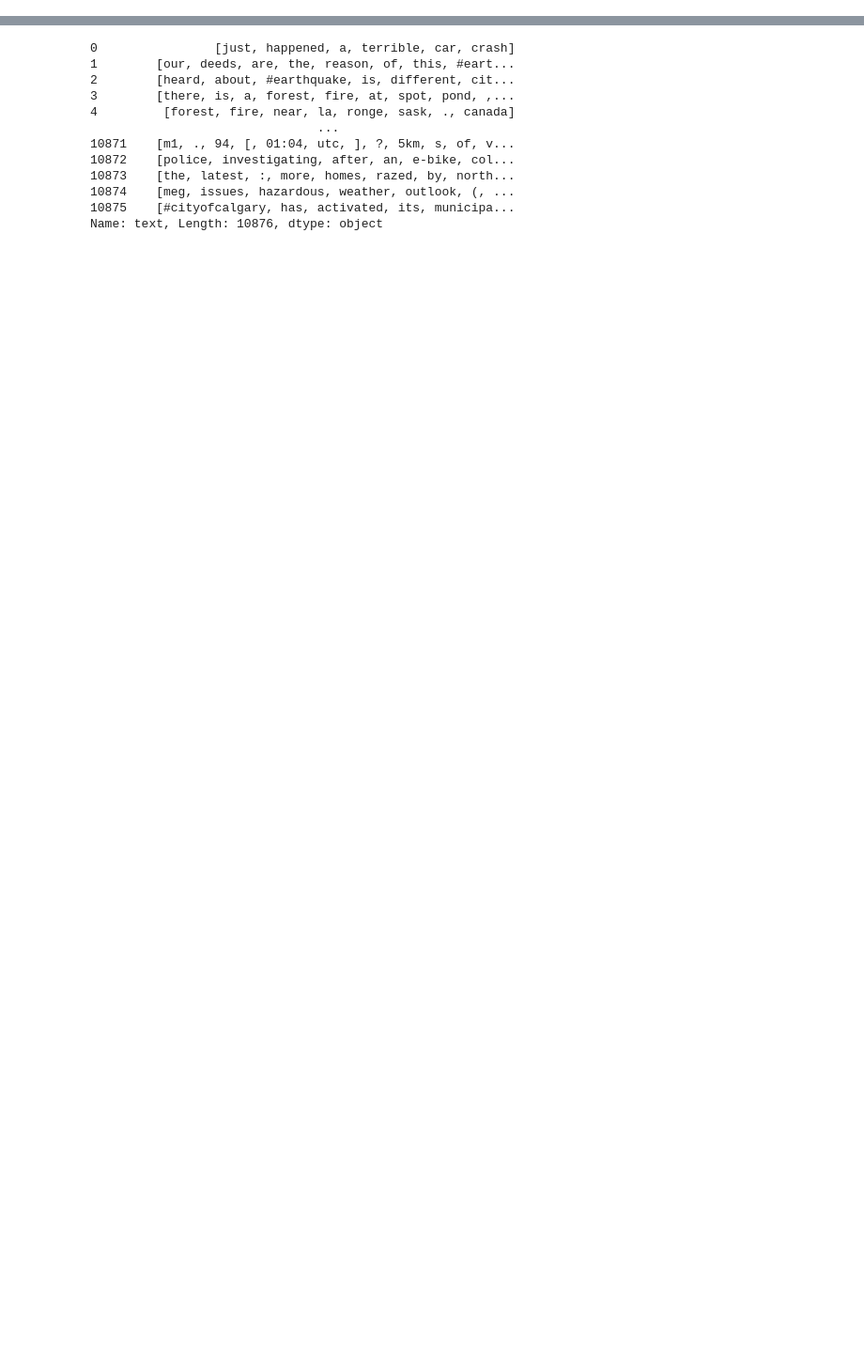
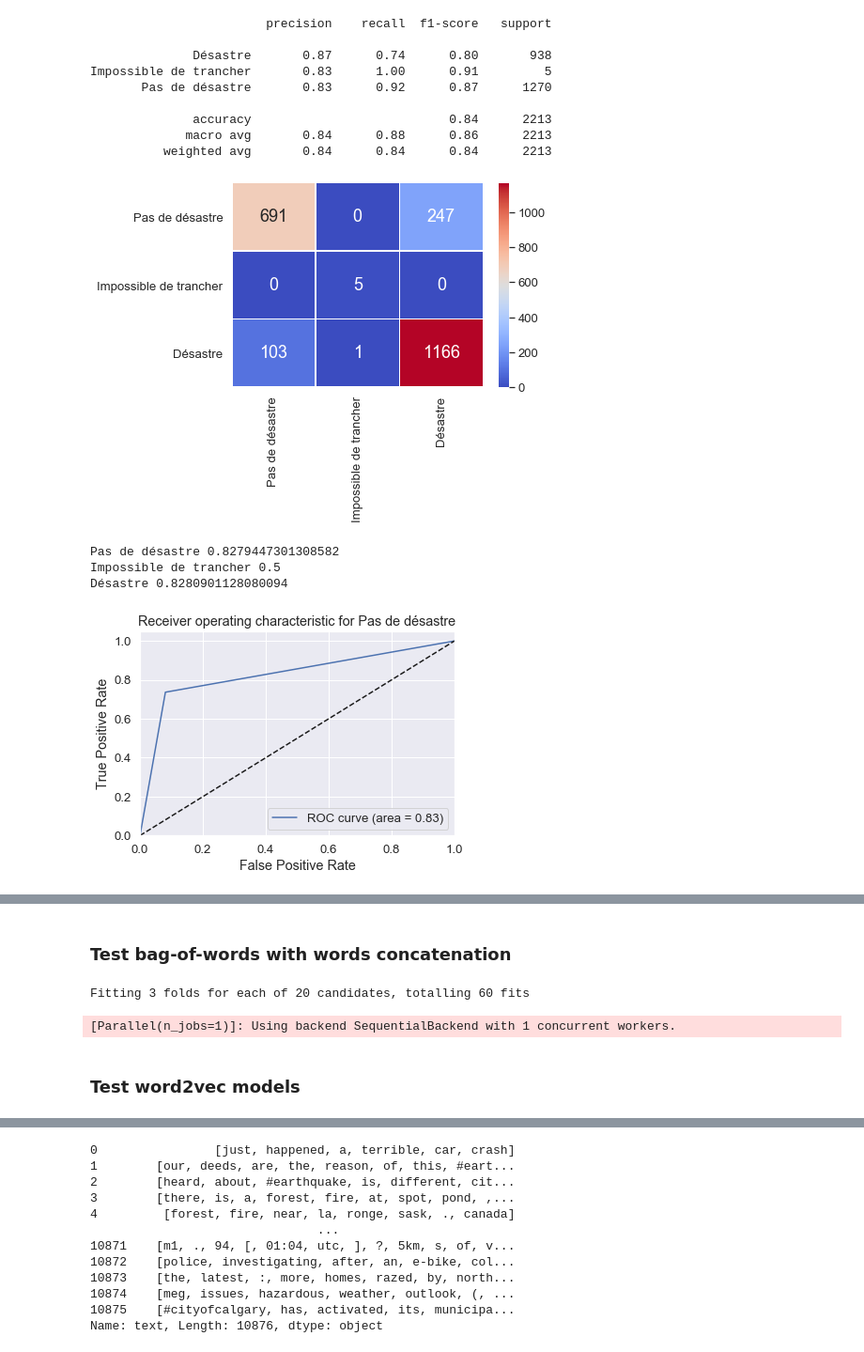
Before and after one commit to Simon-Free/nlp_ensae_2020, a Jupyter notebook: NLP_Simon.ipynb, the cells around one changed output, grey strips where cells are left out. Shown at 94% size. Saved outputs shown, nothing was run; the diff lists cells and outputs as text; code cells hidden in the pictures; blank space fills up the shorter version.

```diff
--- a/NLP_Simon.ipynb
+++ b/NLP_Simon.ipynb
@@ -54,0 +11,2 @@ stop = set([stemmer.stem(w) for w in stop_w])
+# %%
+train, test = get_train_test_data()
@@ -54,0 +21,2 @@ stop = set([stemmer.stem(w) for w in stop_w])
+# %%
+pipe = train_on_dataset(train)
@@ -54,0 +27,17 @@ stop = set([stemmer.stem(w) for w in stop_w])
+# %%
+test_on_dataset(pipe, test)
+# %% [output]
+                        precision    recall  f1-score   support
+
+              Désastre       0.87      0.74      0.80       938
+Impossible de trancher       0.83      1.00      0.91         5
+       Pas de désastre       0.83      0.92      0.87      1270
+
+              accuracy                           0.84      2213
+             macro avg       0.84      0.88      0.86      2213
+          weighted avg       0.84      0.84      0.84      2213
+[figure, added]
+Pas de désastre 0.8279447301308582
+Impossible de trancher 0.5
+Désastre 0.8280901128080094
+[figure, added]
@@ -54,0 +46,2 @@ stop = set([stemmer.stem(w) for w in stop_w])
+# %% [markdown]
+### Test bag-of-words with words concatenation
@@ -54,0 +50,5 @@ stop = set([stemmer.stem(w) for w in stop_w])
+# %%
+pipe = train_on_dataset(train)
+# %% [output]
+Fitting 3 folds for each of 20 candidates, totalling 60 fits
+[Parallel(n_jobs=1)]: Using backend SequentialBackend with 1 concurrent workers.
@@ -54,0 +58,2 @@ stop = set([stemmer.stem(w) for w in stop_w])
+# %% [markdown]
+### Test word2vec models
```
Also changed, not shown: parts of 31 cells of this notebook, 1 other file.
